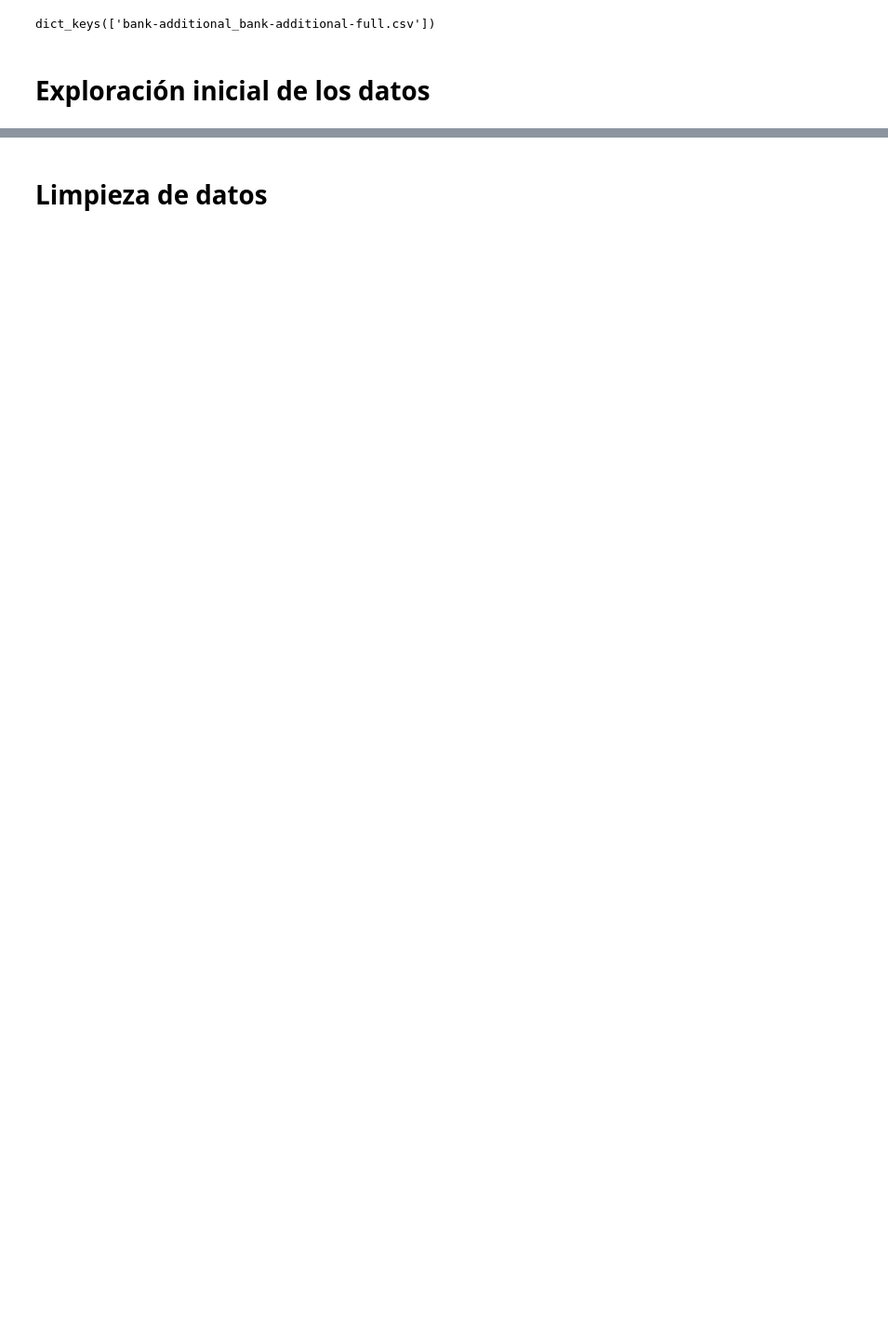
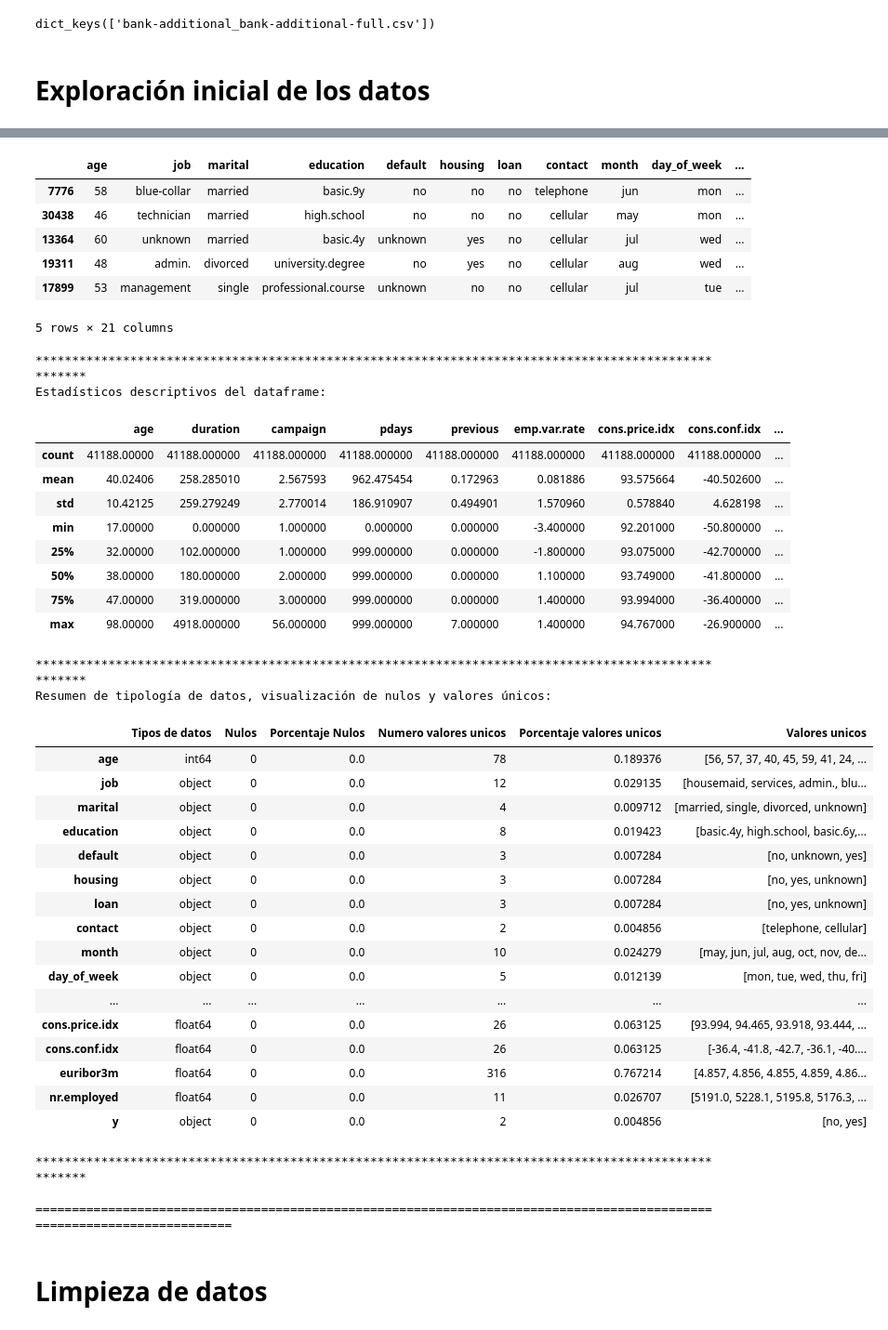
Before and after one commit to Sumodenaranja/Proyecto-Final-Nuclio-Finetech, a Jupyter notebook: Grupo_1_Analisis_Fintech.ipynb, the cells around one changed output, grey strips where cells are left out. Shown: that part at 93% size. Drawn from its saved outputs; the diff is of its cells as text; code cells hidden in the pictures; blank space fills up the shorter version.

```diff
--- a/Grupo_1_Analisis_Fintech.ipynb
+++ b/Grupo_1_Analisis_Fintech.ipynb
@@ -204,2 +40,6 @@ def normalizar_binario(df):
+# %%
+load_dotenv()
+# Definir ruta donde están los ficheros
+path = os.getenv("DATA_PATH")
 # %% [markdown]
 # Carga de datos
@@ -239,8 +69,8 @@ for k, v in dict_data.items():
     print("="*120)
 
     # Ejecutamos y guardamos la exploracion.
-    exploracion=exploracion_datos(v)
-    dict_exploracion[k]=exploracion
+    exploracion = fda.exploracion_datos(v)
+    dict_exploracion[k] = exploracion
 
     print("\n" + "="*120 + "\n")
 # %% [output]
@@ -248,3 +103,43 @@ NameError: name 'dict_data' is not defined
+|  | age | job | marital | education | default | housing | loan | contact | month | day_of_week | ... |
+| 7776 | 58 | blue-collar | married | basic.9y | no | no | no | telephone | jun | mon | ... |
+| 30438 | 46 | technician | married | high.school | no | no | no | cellular | may | mon | ... |
+| 13364 | 60 | unknown | married | basic.4y | unknown | yes | no | cellular | jul | wed | ... |
+| 19311 | 48 | admin. | divorced | university.degree | no | yes | no | cellular | aug | wed | ... |
+| 17899 | 53 | management | single | professional.course | unknown | no | no | cellular | jul | tue | ... |
+5 rows × 21 columns
+****************************************************************************************************
+Estadísticos descriptivos del dataframe:
+|  | age | duration | campaign | pdays | previous | emp.var.rate | cons.price.idx | cons.conf.idx | ... |
+| count | 41188.00000 | 41188.000000 | 41188.000000 | 41188.000000 | 41188.000000 | 41188.000000 | 41188.000000 | 41188.000000 | ... |
+| mean | 40.02406 | 258.285010 | 2.567593 | 962.475454 | 0.172963 | 0.081886 | 93.575664 | -40.502600 | ... |
+| std | 10.42125 | 259.279249 | 2.770014 | 186.910907 | 0.494901 | 1.570960 | 0.578840 | 4.628198 | ... |
+| min | 17.00000 | 0.000000 | 1.000000 | 0.000000 | 0.000000 | -3.400000 | 92.201000 | -50.800000 | ... |
+| 25% | 32.00000 | 102.000000 | 1.000000 | 999.000000 | 0.000000 | -1.800000 | 93.075000 | -42.700000 | ... |
+| 50% | 38.00000 | 180.000000 | 2.000000 | 999.000000 | 0.000000 | 1.100000 | 93.749000 | -41.800000 | ... |
+| 75% | 47.00000 | 319.000000 | 3.000000 | 999.000000 | 0.000000 | 1.400000 | 93.994000 | -36.400000 | ... |
+| max | 98.00000 | 4918.000000 | 56.000000 | 999.000000 | 7.000000 | 1.400000 | 94.767000 | -26.900000 | ... |
+****************************************************************************************************
+Resumen de tipología de datos, visualización de nulos y valores únicos:
+|  | Tipos de datos | Nulos | Porcentaje Nulos | Numero valores unicos | Porcentaje valores unicos | Valores unicos |
+| age | int64 | 0 | 0.0 | 78 | 0.189376 | [56, 57, 37, 40, 45, 59, 41, 24, ... |
+| job | object | 0 | 0.0 | 12 | 0.029135 | [housemaid, services, admin., blu... |
+| marital | object | 0 | 0.0 | 4 | 0.009712 | [married, single, divorced, unknown] |
+| education | object | 0 | 0.0 | 8 | 0.019423 | [basic.4y, high.school, basic.6y,... |
+| default | object | 0 | 0.0 | 3 | 0.007284 | [no, unknown, yes] |
+| housing | object | 0 | 0.0 | 3 | 0.007284 | [no, yes, unknown] |
+| loan | object | 0 | 0.0 | 3 | 0.007284 | [no, yes, unknown] |
+| contact | object | 0 | 0.0 | 2 | 0.004856 | [telephone, cellular] |
+| month | object | 0 | 0.0 | 10 | 0.024279 | [may, jun, jul, aug, oct, nov, de... |
+| day_of_week | object | 0 | 0.0 | 5 | 0.012139 | [mon, tue, wed, thu, fri] |
+| ... | ... | ... | ... | ... | ... | ... |
+| cons.price.idx | float64 | 0 | 0.0 | 26 | 0.063125 | [93.994, 94.465, 93.918, 93.444, ... |
+| cons.conf.idx | float64 | 0 | 0.0 | 26 | 0.063125 | [-36.4, -41.8, -42.7, -36.1, -40.... |
+| euribor3m | float64 | 0 | 0.0 | 316 | 0.767214 | [4.857, 4.856, 4.855, 4.859, 4.86... |
+| nr.employed | float64 | 0 | 0.0 | 11 | 0.026707 | [5191.0, 5228.1, 5195.8, 5176.3, ... |
+| y | object | 0 | 0.0 | 2 | 0.004856 | [no, yes] |
+****************************************************************************************************
+
+========================================================================================================================
 # %% [markdown]
 # Limpieza de datos
 # %%
```
Also changed, not shown: parts of 23 cells of this notebook, 5 other files.
